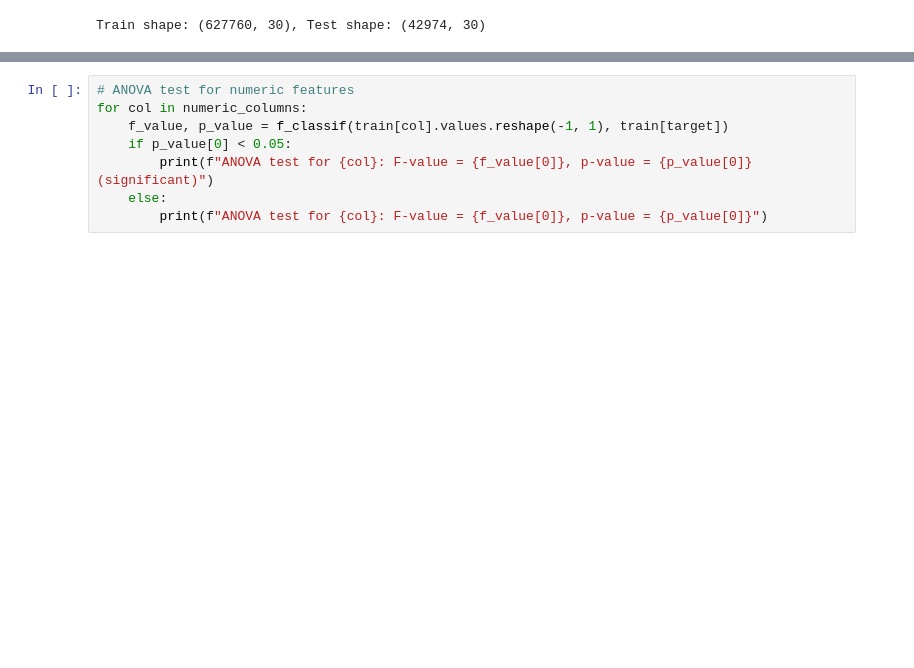
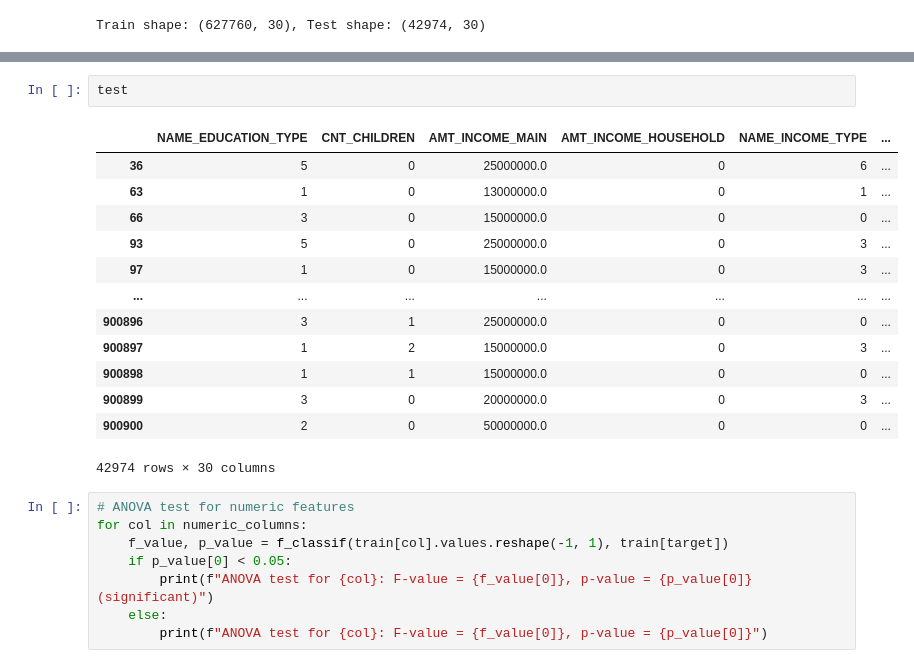
Before and after one commit to huynguyentuank22/DAZONE_2025, a Jupyter notebook: Round_3/model_1.ipynb, the cells around one changed output, grey strips where cells are left out. Cells and saved outputs as stored; diff of their text form; blank space fills up the shorter version.

```diff
--- a/Round_3/model_1.ipynb
+++ b/Round_3/model_1.ipynb
@@ -338,3 +356,19 @@ Train shape: (627760, 30), Test shape: (42974, 30)
+# %%
+test
+# %% [output]
+|  | NAME_EDUCATION_TYPE | CNT_CHILDREN | AMT_INCOME_MAIN | AMT_INCOME_HOUSEHOLD | NAME_INCOME_TYPE | ... |
+| 36 | 5 | 0 | 25000000.0 | 0 | 6 | ... |
+| 63 | 1 | 0 | 13000000.0 | 0 | 1 | ... |
+| 66 | 3 | 0 | 15000000.0 | 0 | 0 | ... |
+| 93 | 5 | 0 | 25000000.0 | 0 | 3 | ... |
+| 97 | 1 | 0 | 15000000.0 | 0 | 3 | ... |
+| ... | ... | ... | ... | ... | ... | ... |
+| 900896 | 3 | 1 | 25000000.0 | 0 | 0 | ... |
+| 900897 | 1 | 2 | 15000000.0 | 0 | 3 | ... |
+| 900898 | 1 | 1 | 15000000.0 | 0 | 0 | ... |
+| 900899 | 3 | 0 | 20000000.0 | 0 | 3 | ... |
+| 900900 | 2 | 0 | 50000000.0 | 0 | 0 | ... |
+42974 rows × 30 columns
 # %%
 # ANOVA test for numeric features
 for col in numeric_columns:
```
Also changed, not shown: parts of 10 cells of this notebook, 2 other files.
